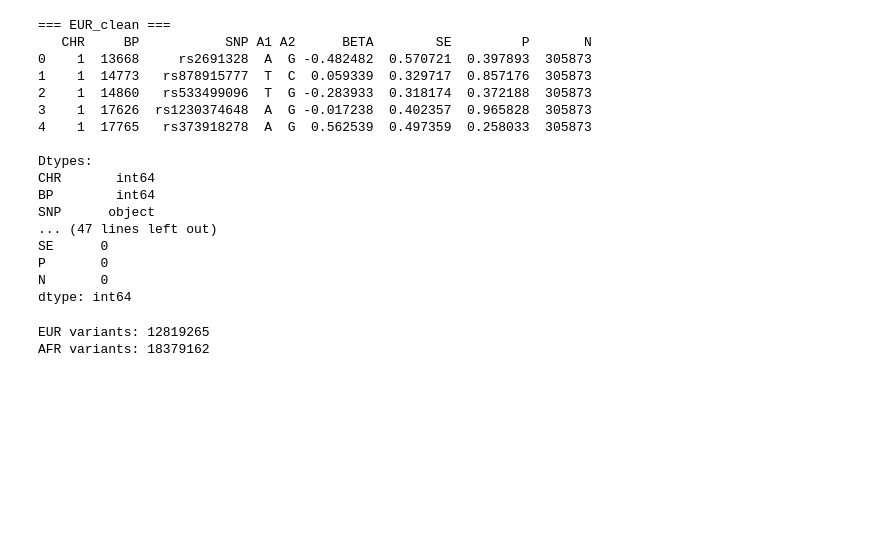
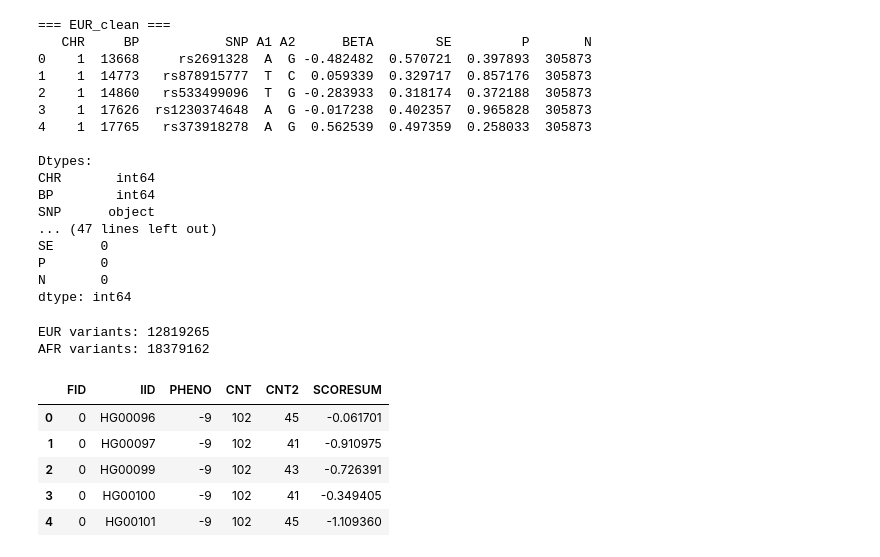
Before and after one commit to MAlam1802/begining-bioinformatics, a Jupyter notebook: Cross_Ancestry_PRS.ipynb, the cells around one changed output. Saved outputs shown, nothing was run; the diff lists cells and outputs as text; code cells hidden in the pictures; blank space fills up the shorter version.

```diff
--- a/Cross_Ancestry_PRS.ipynb
+++ b/Cross_Ancestry_PRS.ipynb
@@ -244,0 +259,15 @@ AFR variants: 18379162
+# %%
+
+eur_on_eur = pd.read_csv("EUR_on_EUR.profile", delim_whitespace=True)
+eur_on_afr = pd.read_csv("EUR_on_AFR.profile", delim_whitespace=True)
+afr_on_afr = pd.read_csv("AFR_on_AFR.profile", delim_whitespace=True)
+afr_on_eur = pd.read_csv("AFR_on_EUR.profile", delim_whitespace=True)
+
+eur_on_eur.head()
+# %% [output]
+|  | FID | IID | PHENO | CNT | CNT2 | SCORESUM |
+| 0 | 0 | HG00096 | -9 | 102 | 45 | -0.061701 |
+| 1 | 0 | HG00097 | -9 | 102 | 41 | -0.910975 |
+| 2 | 0 | HG00099 | -9 | 102 | 43 | -0.726391 |
+| 3 | 0 | HG00100 | -9 | 102 | 41 | -0.349405 |
+| 4 | 0 | HG00101 | -9 | 102 | 45 | -1.109360 |
```
Also changed, not shown: parts of 6 cells of this notebook.
